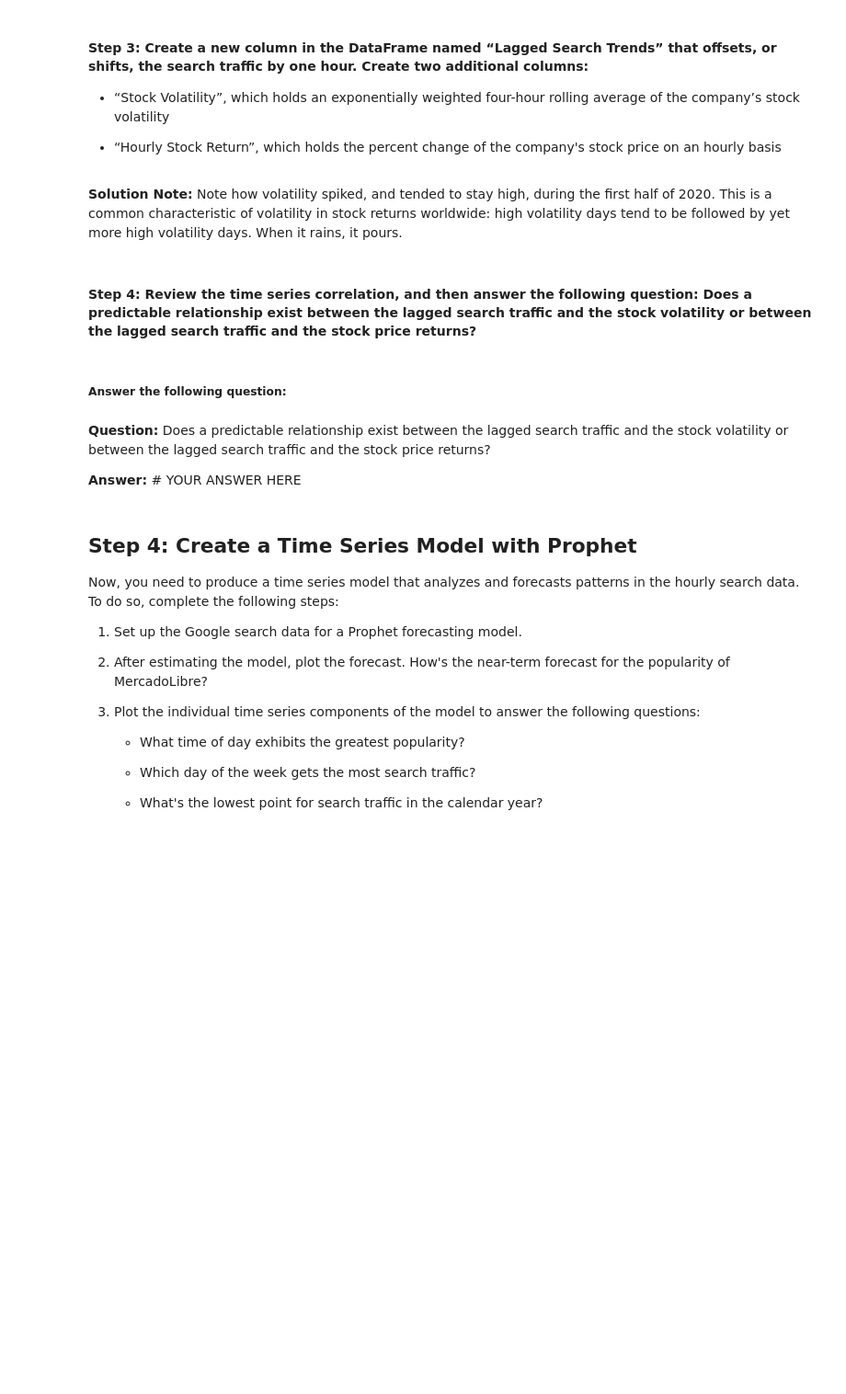
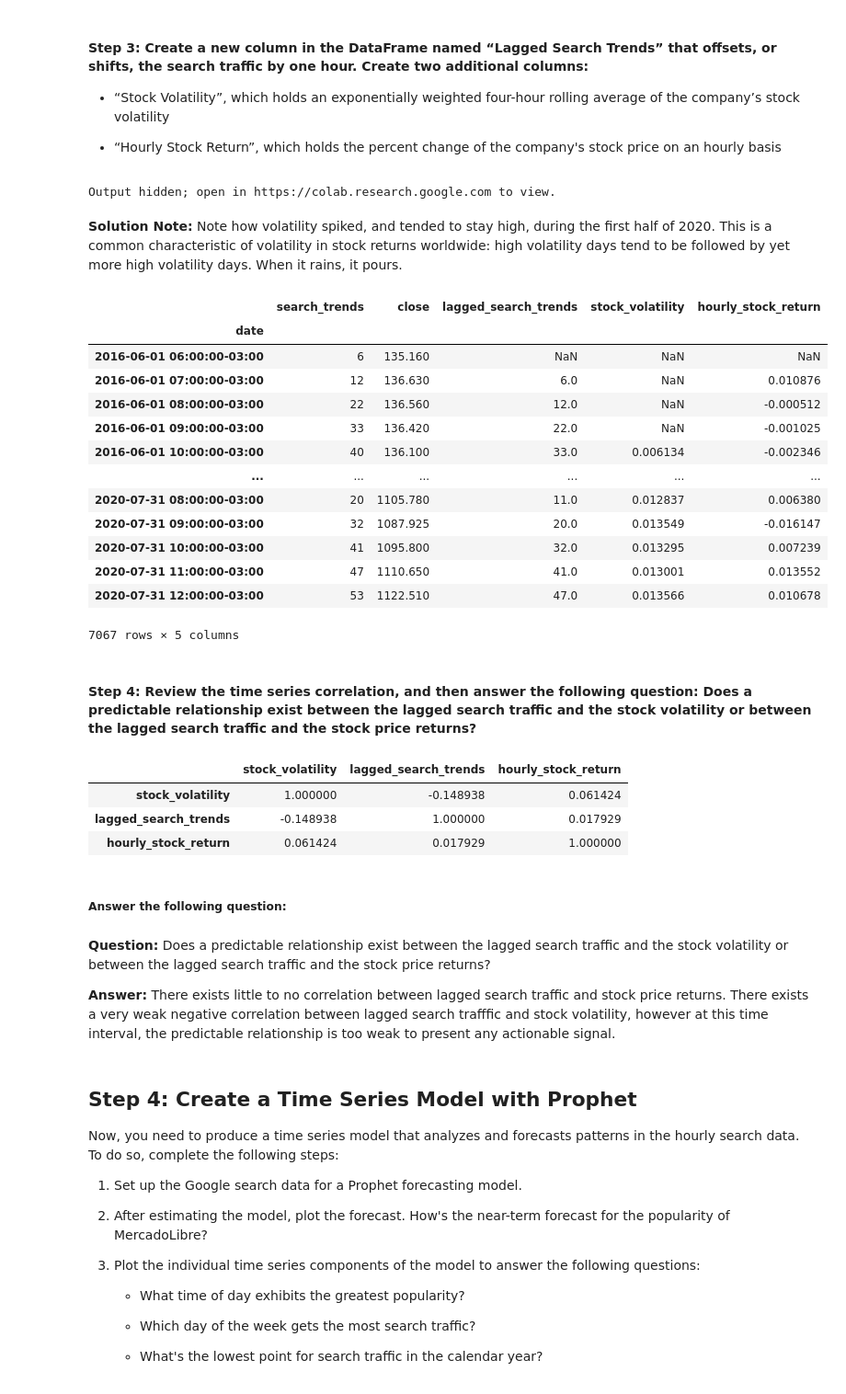
Before and after one commit to a-altman/MercadoLibre-Time-Series-Analysis, a Jupyter notebook: forecasting_net_prophet.ipynb, the cells around one changed output. Shown at 92% size. Saved outputs shown, nothing was run; the diff lists cells and outputs as text; code cells hidden in the pictures; blank space fills up the shorter version.

```diff
--- a/forecasting_net_prophet.ipynb
+++ b/forecasting_net_prophet.ipynb
@@ -250,7 +338,8 @@ hv.extension('bokeh')
 # %%
 # Concatenate the df_mercado_stock DataFrame with the df_mercado_trends DataFrame
-# Concatenate the DataFrame by columns (axis=1), and drop and rows with only one column of data
-mercado_stock_trends_df = # YOUR CODE HERE
+# Concatenate the DataFrame by columns (axis=1), and drop any rows with only one column of data
+mercado_stock_trends_df = pd.concat([df_mercado_trends, df_mercado_stock], axis=1, join='inner')
+mercado_stock_trends_df.dropna(inplace=True)
 
 # View the first and last five rows of the DataFrame
-# YOUR CODE HERE
+mercado_stock_trends_df
@@ -285,37 +406,60 @@ hv.extension('bokeh')
 # %%
 # Create a new column in the mercado_stock_trends_df DataFrame called Lagged Search Trends
 # This column should shift the Search Trends information by one hour
-mercado_stock_trends_df['Lagged Search Trends'] = # YOUR CODE HERE
+mercado_stock_trends_df.rename(columns={'Search Trends': 'search_trends'},inplace=True)
+mercado_stock_trends_df['lagged_search_trends'] = mercado_stock_trends_df['search_trends'].shift(1)
 # %%
 # Create a new column in the mercado_stock_trends_df DataFrame called Stock Volatility
 # This column should calculate the standard deviation of the closing stock price return data over a 4 period rolling window
-mercado_stock_trends_df['Stock Volatility'] = # YOUR CODE HERE
+mercado_stock_trends_df['stock_volatility'] = mercado_stock_trends_df['close'].pct_change().rolling(window=4).std()
 # %%
 # Holoviews extension to render hvPlots in Colab
 hv.extension('bokeh')
 
 # Use hvPlot to visualize the stock volatility
-# YOUR CODE HERE
+mercado_stock_trends_df['stock_volatility'].hvplot()
+# %% [output]
+Output hidden; open in https://colab.research.google.com to view.
 # %% [markdown]
 **Solution Note:** Note how volatility spiked, and tended to stay high, during the first half of 2020. This is a common characteristic of volatility in stock returns worldwide: high volatility days tend to be followed by yet more high volatility days. When it rains, it pours.
 # %%
 # Create a new column in the mercado_stock_trends_df DataFrame called Hourly Stock Return
 # This column should calculate hourly return percentage of the closing price
-mercado_stock_trends_df['Hourly Stock Return'] = # YOUR CODE HERE
+mercado_stock_trends_df['hourly_stock_return'] = mercado_stock_trends_df['close'].pct_change()
 # %%
 # View the first and last five rows of the mercado_stock_trends_df DataFrame
-# YOUR CODE HERE
+mercado_stock_trends_df
+# %% [output]
+|  | search_trends | close | lagged_search_trends | stock_volatility | hourly_stock_return |
+| date |  |  |  |  |  |
+| 2016-06-01 06:00:00-03:00 | 6 | 135.160 | NaN | NaN | NaN |
+| 2016-06-01 07:00:00-03:00 | 12 | 136.630 | 6.0 | NaN | 0.010876 |
+| 2016-06-01 08:00:00-03:00 | 22 | 136.560 | 12.0 | NaN | -0.000512 |
+| 2016-06-01 09:00:00-03:00 | 33 | 136.420 | 22.0 | NaN | -0.001025 |
+| 2016-06-01 10:00:00-03:00 | 40 | 136.100 | 33.0 | 0.006134 | -0.002346 |
+| ... | ... | ... | ... | ... | ... |
+| 2020-07-31 08:00:00-03:00 | 20 | 1105.780 | 11.0 | 0.012837 | 0.006380 |
+| 2020-07-31 09:00:00-03:00 | 32 | 1087.925 | 20.0 | 0.013549 | -0.016147 |
+| 2020-07-31 10:00:00-03:00 | 41 | 1095.800 | 32.0 | 0.013295 | 0.007239 |
+| 2020-07-31 11:00:00-03:00 | 47 | 1110.650 | 41.0 | 0.013001 | 0.013552 |
+| 2020-07-31 12:00:00-03:00 | 53 | 1122.510 | 47.0 | 0.013566 | 0.010678 |
+7067 rows × 5 columns
 # %% [markdown]
 #### Step 4: Review the time series correlation, and then answer the following question: Does a predictable relationship exist between the lagged search traffic and the stock volatility or between the lagged search traffic and the stock price returns?
 # %%
 # Construct correlation table of Stock Volatility, Lagged Search Trends, and Hourly Stock Return
-# YOUR CODE HERE
+mercado_stock_trends_df[['stock_volatility', 'lagged_search_trends', 'hourly_stock_return']].corr()
+# %% [output]
+|  | stock_volatility | lagged_search_trends | hourly_stock_return |
+| stock_volatility | 1.000000 | -0.148938 | 0.061424 |
+| lagged_search_trends | -0.148938 | 1.000000 | 0.017929 |
+| hourly_stock_return | 0.061424 | 0.017929 | 1.000000 |
 # %% [markdown]
 ##### Answer the following question:
 # %% [markdown]
 **Question:** Does a predictable relationship exist between the lagged search traffic and the stock volatility or between the lagged search traffic and the stock price returns?
 
-**Answer:** # YOUR ANSWER HERE
+**Answer:** There exists little to no correlation between lagged search traffic and stock price returns. There exists a very weak negative correlation between lagged search trafffic and stock volatility, however at this time interval, the predictable relationship is too weak to present any actionable signal.
 # %% [markdown]
 ## Step 4: Create a Time Series Model with Prophet
 
```
Also changed, not shown: parts of 46 cells of this notebook.
